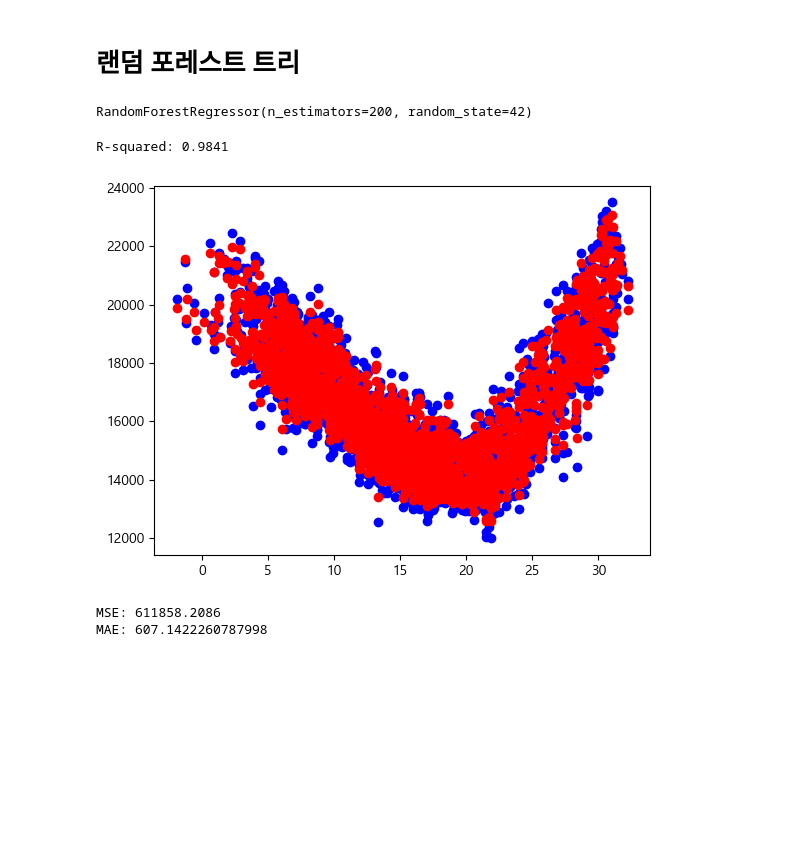
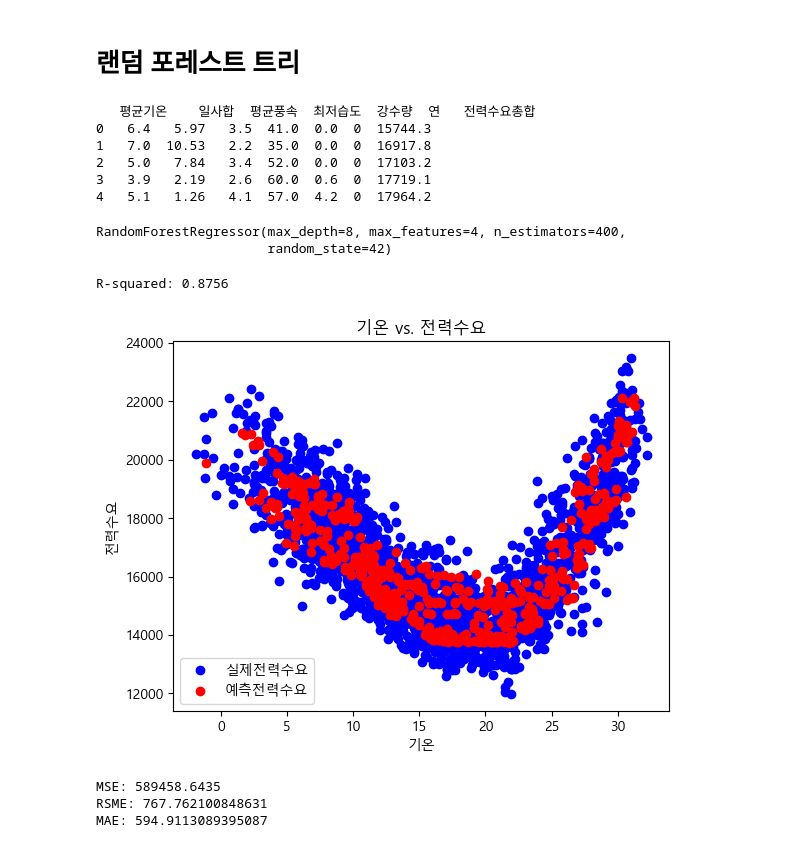
Before and after one commit to Duhoon/electricity_usage, a Jupyter notebook: analytic.ipynb, the cells around one changed output. Cells and saved outputs as stored; diff of their text form; code cells hidden in the pictures; blank space fills up the shorter version.

```diff
--- a/analytic.ipynb
+++ b/analytic.ipynb
@@ -222,8 +238,8 @@ df.dropna(inplace=True)
 
 print(f"결측값 제거 후 관측치 개수: {len(df)}")
 
-df["연"] = df["연"] - 2018
-df = df[["평균기온", "일사합", "평균풍속", "최저습도", "강수량", "전력수요총합"]]
-
+df["연간지수"] = df["연"] - 2018
+selected_columns = ["평균기온", "일사합", "평균풍속", "최저습도", "강수량", "연간지수", "전력수요총합"]
+df = df[selected_columns]
 sns.heatmap(df.corr(), annot=True)
 # %% [output]
@@ -281,32 +375,56 @@ from sklearn.metrics import r2_score, mean_absolute_error, mean_squared_error
 from sklearn.model_selection import train_test_split
 import matplotlib.pyplot as plt
 
-X = df.iloc[:, :-1].values.reshape(-1, 5)
+print(df.head())
+X = df.iloc[:, :-1].values.reshape(-1, 6)
 y = df["전력수요총합"].values
+# %% [output]
+   평균기온    일사합  평균풍속  최저습도  강수량  연   전력수요총합
+0   6.4   5.97   3.5  41.0  0.0  0  15744.3
+1   7.0  10.53   2.2  35.0  0.0  0  16917.8
+2   5.0   7.84   3.4  52.0  0.0  0  17103.2
+3   3.9   2.19   2.6  60.0  0.6  0  17719.1
+4   5.1   1.26   4.1  57.0  4.2  0  17964.2
 # %%
-X_train, X_test, y_train, y_test = train_test_split(X, y, test_size=0.2)
-model = RandomForestRegressor(n_estimators=200, criterion="squared_error", random_state=42)
-model.fit(X_train, y_train)
+X_train, X_test, y_train, y_test = train_test_split(X, y, test_size=0.2, random_state=42)
+
+param_grid = {
+    'n_estimators': [100, 200, 400],
+    'max_depth': [2, 4, 8],
+    'max_features': [4, 8, 16]
+}
+trainer = GridSearchCV(RandomForestRegressor(criterion="squared_error", random_state=42), param_grid = param_grid)
+trainer.fit(X_train, y_train)
+model = trainer.best_estimator_
-# %% [output]
-RandomForestRegressor(n_estimators=200, random_state=42)
+# %%
+model
+# %% [output]
+RandomForestRegressor(max_depth=8, max_features=4, n_estimators=400,
+                      random_state=42)
 # %%
-y_pred = model.predict(X_train)
-r_squared = r2_score(y_train, y_pred)
+y_pred = model.predict(X_test)
+r_squared = r2_score(y_test, y_pred)
 print(f"R-squared: {r_squared:.4f}")
 
 plt.scatter(X_train[:, 0], y_train, color="blue")
-plt.scatter(X_train[:, 0], y_pred, color="red")
+plt.scatter(X_test[:, 0], y_pred, color="red")
 
 y_test_pred = model.predict(X_test)
 
+plt.title("기온 vs. 전력수요")
+plt.xlabel("기온")
+plt.ylabel("전력수요")
+plt.legend(["실제전력수요", "예측전력수요"])
 plt.show()
 print(f"MSE: {mean_squared_error(y_test, y_test_pred):.4f}")
+print(f"RSME: {root_mean_squared_error(y_test, y_test_pred)}")
 print(f"MAE: {mean_absolute_error(y_test, y_test_pred)}")
 # %% [output]
-R-squared: 0.9841
+R-squared: 0.8756
-[figure, old version]
+[figure, new version]
-MSE: 611858.2086
-MAE: 607.1422260787998
+MSE: 589458.6435
+RSME: 767.762100848631
+MAE: 594.9113089395087
 # %%
 feature_importances = pd.DataFrame({
     "변수": df.columns[:-1],
```
Also changed, not shown: parts of 13 cells of this notebook, 2 other files.
